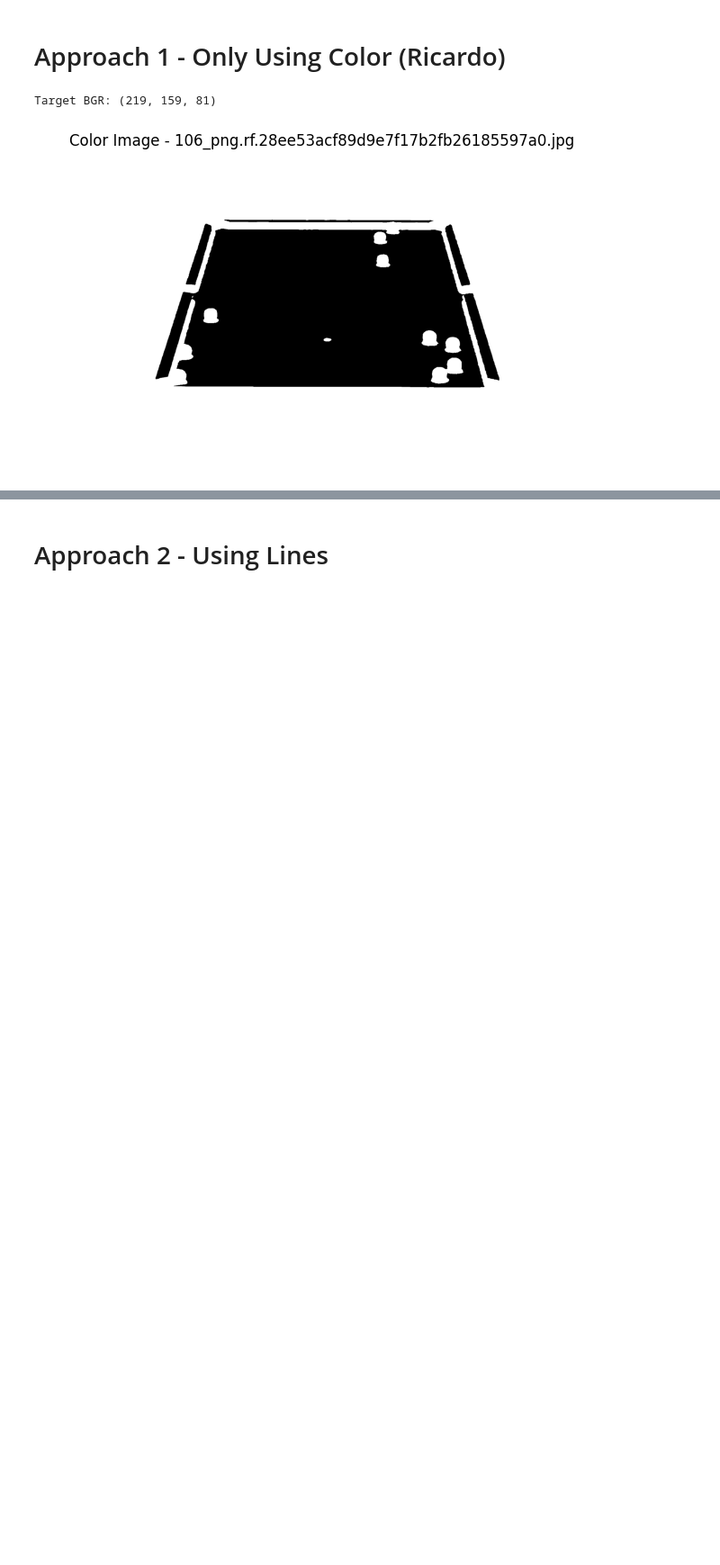
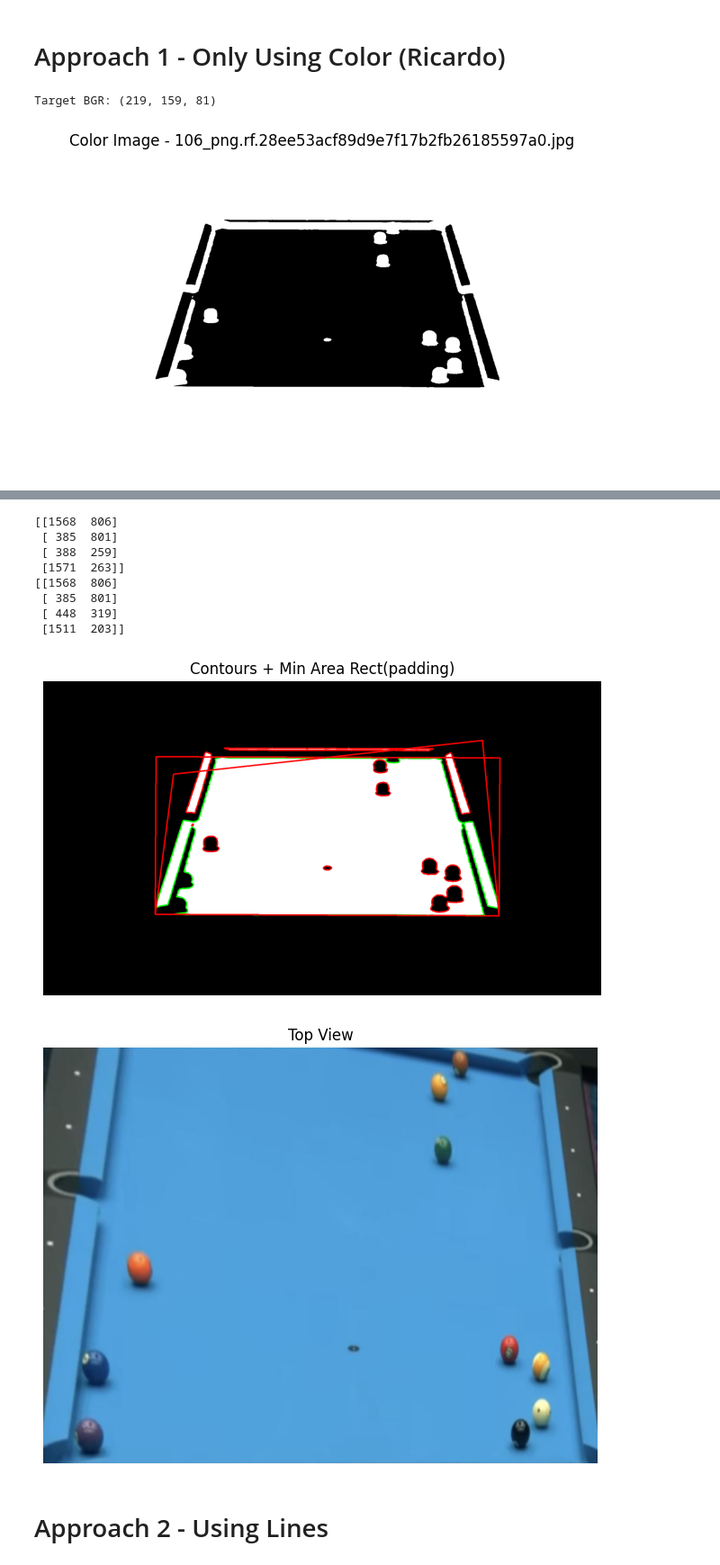
Before and after one commit to Proenca13/CV_PROJECT_1, a Jupyter notebook: project.ipynb, the cells around one changed output, grey strips where cells are left out. Shown at 90% size. Saved outputs shown, nothing was run; the diff lists cells and outputs as text; code cells hidden in the pictures; blank space fills up the shorter version.

Commit message:
Add homography and play around with padding

```diff
--- a/project.ipynb
+++ b/project.ipynb
@@ -108,27 +108,79 @@ Target BGR: (219, 159, 81)
 # %%
 # Find contours
 
 # Contours only works with gray scale images
 binary = only_table_img
 contours, hierarchy = cv2.findContours(binary, cv2.RETR_TREE, cv2.CHAIN_APPROX_SIMPLE)
 # Biggest Contour
 table_contour = max(contours, key=cv2.contourArea)
 
 contour_img = cv2.cvtColor(binary, cv2.COLOR_GRAY2BGR)
 cv2.drawContours(contour_img, contours, -1, (0,0,255), 3) # Red All
 cv2.drawContours(contour_img, [table_contour], -1, (0, 255, 0), 3) # Green Max Contour
 show_image(contour_img, "Contours")
 
 # Find 4 corners
 rot_rect = cv2.minAreaRect(table_contour)
 box = cv2.boxPoints(rot_rect)
 box = np.intp(box)
 cv2.drawContours(contour_img, [box], -1, (0,0,255), 3)
 show_image(contour_img, "Contours + Min Area Rect")
 
 # Do Homography
+def order_points(pts):
+    pts = np.array(pts, dtype="float32")
+
+    # sum = x + y
+    s = pts.sum(axis=1)
+    top_left = pts[np.argmin(s)]
+    bottom_right = pts[np.argmax(s)]
+
+    # diff = x - y
+    diff = np.diff(pts, axis=1)
+    top_right = pts[np.argmin(diff)]
+    bottom_left = pts[np.argmax(diff)]
+
+    return np.array([top_left, top_right, bottom_right, bottom_left], dtype="float32")
+
+width = 800
+height = 600
+
+# Box
+#[[1568  806] - Bottom right
+# [ 385  801] - Bottom left
+# [ 388  259] - Top left
+# [1571  263]] - Top right
+padding = 60
+print(box)
+box[2] += padding
+box[3] -= padding
+print(box)
+cv2.drawContours(contour_img, [box], -1, (0,0,255), 3)
+show_image(contour_img, "Contours + Min Area Rect(padding)")
+
+src = order_points(box)
+dst = np.array([
+    [0, 0],
+    [width - 1, 0],
+    [width - 1, height - 1],
+    [0, height - 1]
+], dtype="float32")
+
+M = cv2.getPerspectiveTransform(src, dst)
+top_view = cv2.warpPerspective(image, M, (width, height))
+show_image(top_view, "Top View")
 # %% [output]
 [figure]
 [figure]
+[[1568  806]
+ [ 385  801]
+ [ 388  259]
+ [1571  263]]
+[[1568  806]
+ [ 385  801]
+ [ 448  319]
+ [1511  203]]
+[figure, added]
+[figure, added]
 # %% [markdown]
 # Approach 2 - Using Lines
```
